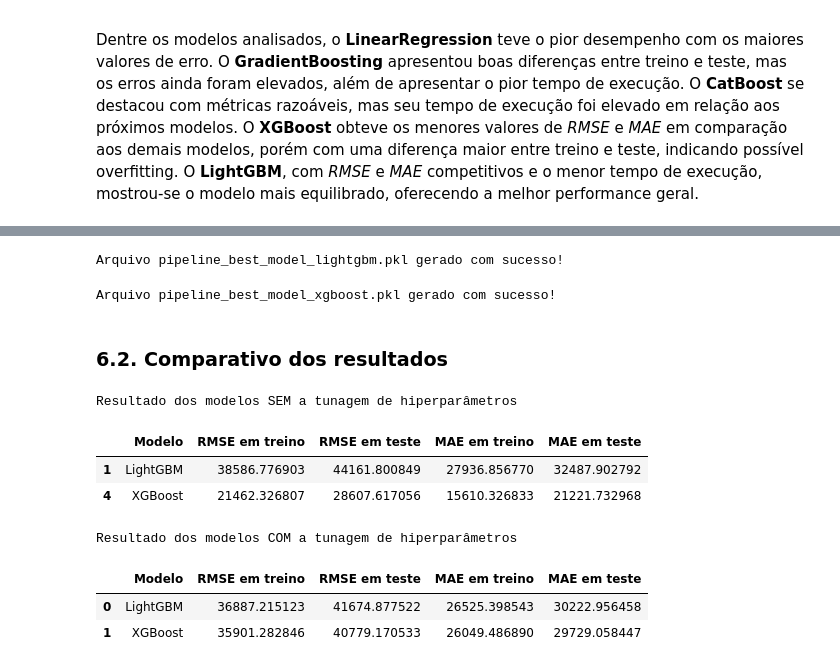
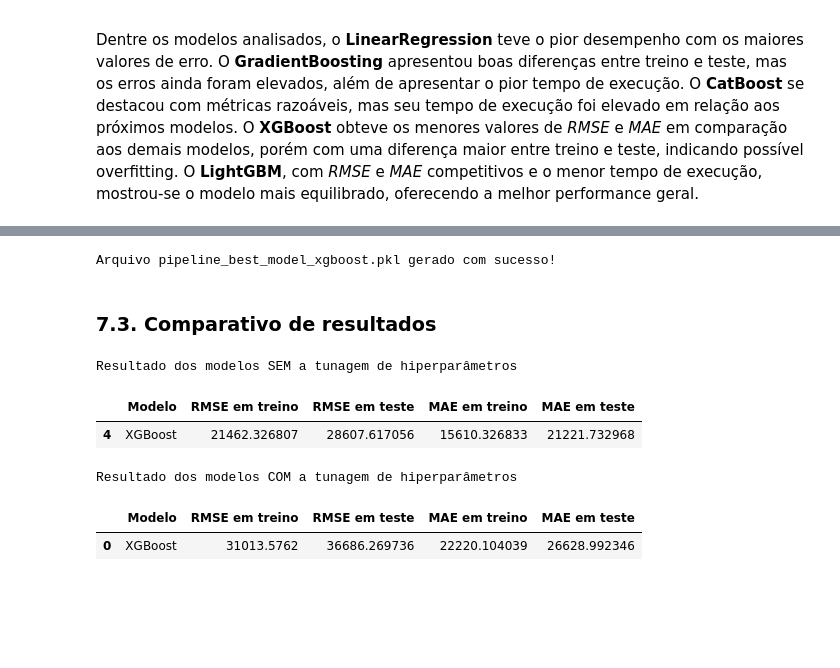
Before and after one commit to emso-exe/Previsao_de_demandas_de_drogarias, a Jupyter notebook: 002_modelagem_preditiva.ipynb, the cells around one changed output, grey strips where cells are left out. Saved outputs shown, nothing was run; the diff lists cells and outputs as text; code cells hidden in the pictures; blank space fills up the shorter version.

```diff
--- a/002_modelagem_preditiva.ipynb
+++ b/002_modelagem_preditiva.ipynb
@@ -326,8 +339,8 @@ df_train_00 = df_train[df_train['Date'] >= '2014-01-01'].copy()
 df_train_00[categorical_features] = df_train_00[categorical_features].astype(str)
 
 # Separando os dataframes com as variáveis preditivas e a variável preditora
-X_train = df_train_00[features]
-y_train = df_train_00[target]
+X_train_00 = df_train_00[features]
+y_train_00 = df_train_00[target]
 
 # Pré-processamento, transformação das features numéricas e categóricas
 preprocessor = ColumnTransformer(
@@ -337,7 +350,7 @@ preprocessor = ColumnTransformer(
 ])
 
 # Avaliando os modelos
-results = models_evaluation(models, X_train, y_train, X_test, y_test, preprocessor)
+results = models_evaluation(models, X_train_00, y_train_00, X_test, y_test, preprocessor)
 
 # Criando DataFrame de resultados
 results_df_00 = pd.DataFrame(results, columns=[
@@ -363,8 +376,8 @@ df_train_01 = df_train[df_train['Date'] >= '2015-01-01'].copy()
 df_train_01[categorical_features] = df_train_01[categorical_features].astype(str)
 
 # Separando os dataframes com as variáveis preditivas e a variável preditora
-X_train = df_train_01[features]
-y_train = df_train_01[target]
+X_train_01 = df_train_01[features]
+y_train_01 = df_train_01[target]
 
 # Pré-processamento, transformação das features numéricas e categóricas
 preprocessor = ColumnTransformer(
@@ -374,7 +387,7 @@ preprocessor = ColumnTransformer(
 ])
 
 # Avaliando os modelos
-results = models_evaluation(models, X_train, y_train, X_test, y_test, preprocessor)
+results = models_evaluation(models, X_train_01, y_train_01, X_test, y_test, preprocessor)
 
 # Criando DataFrame de resultados
 results_df_01 = pd.DataFrame(results, columns=[
@@ -629,27 +654,17 @@ def train_and_save_model(best_model, file_name, model_name):
 # %%
-# Parâmetros otimizados para o LightGBM
-best_params = params_lightgbm
+# Parâmetros otimizados para o XGBoost
+best_params = params_xgboost
 
 # Cria o modelo com os melhores hiperparâmetros
-best_model = lgb.LGBMRegressor(**best_params, verbose=-1)
+best_model = XGBRegressor(**best_params, verbosity=0)
 
 # Treina o modelo e salva o pipeline treinado em um arquivo .pkl
-results_lightgbm = train_and_save_model(best_model, 'pipeline_best_model_lightgbm', 'LightGBM')
+results_xgboost = train_and_save_model(best_model, 'pipeline_best_model_xgboost', 'XGBoost',
+                                       X_train, y_train, X_test, y_test)
 # %% [output]
-Arquivo pipeline_best_model_lightgbm.pkl gerado com sucesso!
+Arquivo pipeline_best_model_xgboost.pkl gerado com sucesso!
-# %%
-# Parâmetros otimizados para o XGBoost
-best_params = params_xgboost
-
-# Cria o modelo com os melhores hiperparâmetros
-best_model = XGBRegressor(**best_params, verbosity=0)
-
-# Treina o modelo e salva o pipeline treinado em um arquivo .pkl
-results_xgboost = train_and_save_model(best_model, 'pipeline_best_model_xgboost', 'XGBoost')
-# %% [output]
-Arquivo pipeline_best_model_xgboost.pkl gerado com sucesso!
 # %% [markdown]
-### 6.2. Comparativo dos resultados
+### 7.3. Comparativo de resultados
 # %%
 # Definindo as colunas para o DataFrame
 columns = ['Modelo', 'RMSE em treino', 'RMSE em teste', 'MAE em treino', 'MAE em teste']
@@ -663,16 +674,14 @@ df_results = pd.concat([df_results_lightgbm, df_results_xgboost], ignore_index=T
 # %%
 print('\nResultado dos modelos SEM a tunagem de hiperparâmetros')
-results_df.iloc[[1, 4], 0:5]
+results_df.iloc[[4], 0:5]
 # %% [output]
 Resultado dos modelos SEM a tunagem de hiperparâmetros
 |  | Modelo | RMSE em treino | RMSE em teste | MAE em treino | MAE em teste |
-| 1 | LightGBM | 38586.776903 | 44161.800849 | 27936.856770 | 32487.902792 |
 | 4 | XGBoost | 21462.326807 | 28607.617056 | 15610.326833 | 21221.732968 |
 # %%
 print('\nResultado dos modelos COM a tunagem de hiperparâmetros')
-df_results
+df_results_xgboost
 # %% [output]
 Resultado dos modelos COM a tunagem de hiperparâmetros
 |  | Modelo | RMSE em treino | RMSE em teste | MAE em treino | MAE em teste |
-| 0 | LightGBM | 36887.215123 | 41674.877522 | 26525.398543 | 30222.956458 |
-| 1 | XGBoost | 35901.282846 | 40779.170533 | 26049.486890 | 29729.058447 |
+| 0 | XGBoost | 31013.5762 | 36686.269736 | 22220.104039 | 26628.992346 |
```
Also changed, not shown: parts of 44 cells of this notebook.
